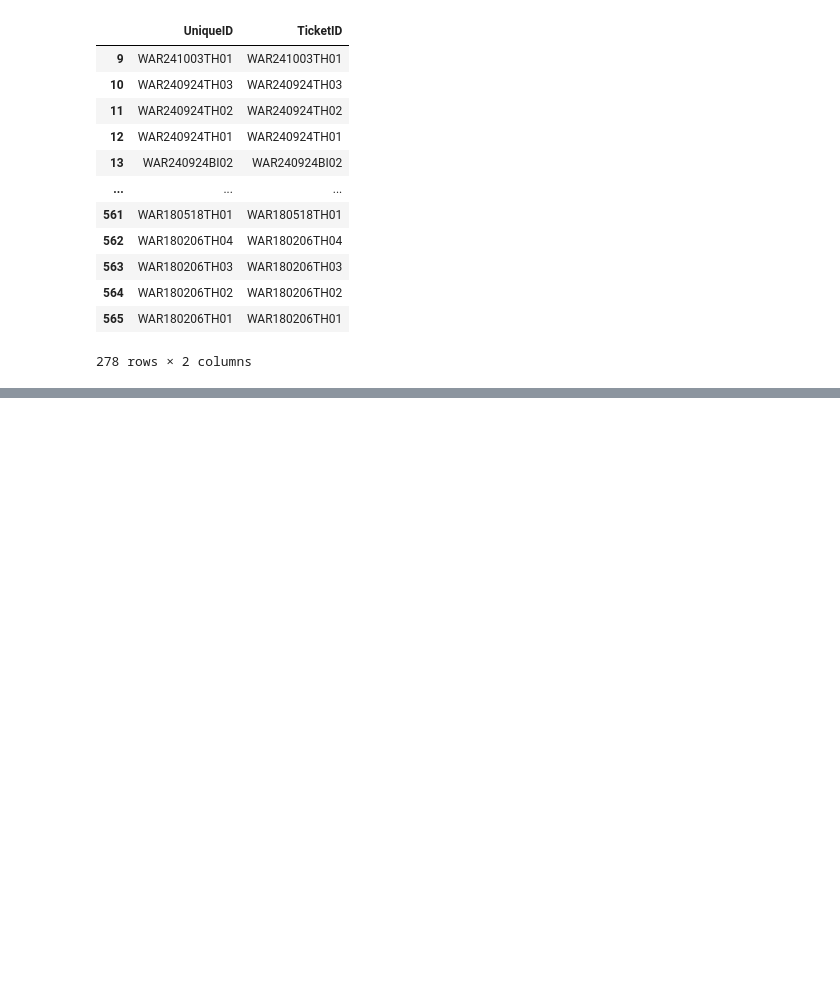
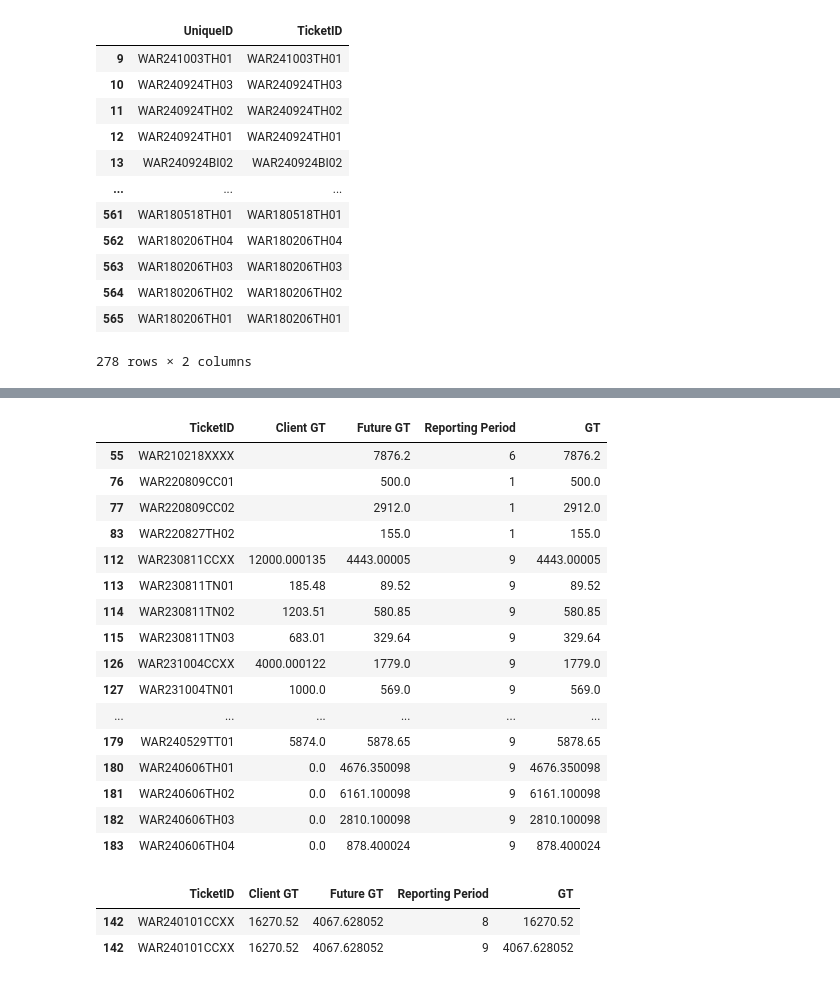
Before and after one commit to BilyBrown/sqlite3-tutorial, a Jupyter notebook: create_war_tables.ipynb, the cells around one changed output, grey strips where cells are left out. Cells and saved outputs as stored; diff of their text form; code cells hidden in the pictures; blank space fills up the shorter version.

```diff
--- a/create_war_tables.ipynb
+++ b/create_war_tables.ipynb
@@ -206,0 +255,2 @@ client_df
+# %%
+tickety_client_df = pd.merge(client_df, ticket_df, how='left', left_on='UniqueID', right_on='UniqueID')
@@ -206,0 +269,15 @@ client_df
+# %%
+gt_df = tickety_client_df.groupby('TicketID').agg({'Client GT': "sum",
+                                           'Future GT': "sum",
+                                           "Reporting Period" : pd.Series.mode # this could cause problems in the future
+                                           }).reset_index()
+# %%
+# Trying to build a gt_df off of the tickety_client_df
+# There will be three fields : TicketID, Reporting Period, and GT
+# Future GT will have a Reporting period of the row's reporting period + 1
+# Not worrying about carryover volume yet
+gt_df['GT'] = gt_df['Client GT']
+# %%
+interim_df = gt_df.loc[gt_df['Future GT'] > 0].copy()
+interim_df['Reporting Period'] = interim_df['Reporting Period'] + 1
+interim_df['GT'] = interim_df['Future GT']
@@ -206,0 +301,26 @@ client_df
+# %%
+interim_df
+# %% [output]
+|  | TicketID | Client GT | Future GT | Reporting Period | GT |
+| 55 | WAR210218XXXX |  | 7876.2 | 6 | 7876.2 |
+| 76 | WAR220809CC01 |  | 500.0 | 1 | 500.0 |
+| 77 | WAR220809CC02 |  | 2912.0 | 1 | 2912.0 |
+| 83 | WAR220827TH02 |  | 155.0 | 1 | 155.0 |
+| 112 | WAR230811CCXX | 12000.000135 | 4443.00005 | 9 | 4443.00005 |
+| 113 | WAR230811TN01 | 185.48 | 89.52 | 9 | 89.52 |
+| 114 | WAR230811TN02 | 1203.51 | 580.85 | 9 | 580.85 |
+| 115 | WAR230811TN03 | 683.01 | 329.64 | 9 | 329.64 |
+| 126 | WAR231004CCXX | 4000.000122 | 1779.0 | 9 | 1779.0 |
+| 127 | WAR231004TN01 | 1000.0 | 569.0 | 9 | 569.0 |
+| ... | ... | ... | ... | ... | ... |
+| 179 | WAR240529TT01 | 5874.0 | 5878.65 | 9 | 5878.65 |
+| 180 | WAR240606TH01 | 0.0 | 4676.350098 | 9 | 4676.350098 |
+| 181 | WAR240606TH02 | 0.0 | 6161.100098 | 9 | 6161.100098 |
+| 182 | WAR240606TH03 | 0.0 | 2810.100098 | 9 | 2810.100098 |
+| 183 | WAR240606TH04 | 0.0 | 878.400024 | 9 | 878.400024 |
+# %%
+gt_df[gt_df['TicketID'] == 'WAR240101CCXX']
+# %% [output]
+|  | TicketID | Client GT | Future GT | Reporting Period | GT |
+| 142 | WAR240101CCXX | 16270.52 | 4067.628052 | 8 | 16270.52 |
+| 142 | WAR240101CCXX | 16270.52 | 4067.628052 | 9 | 4067.628052 |
```
Also changed, not shown: parts of 24 cells of this notebook.
